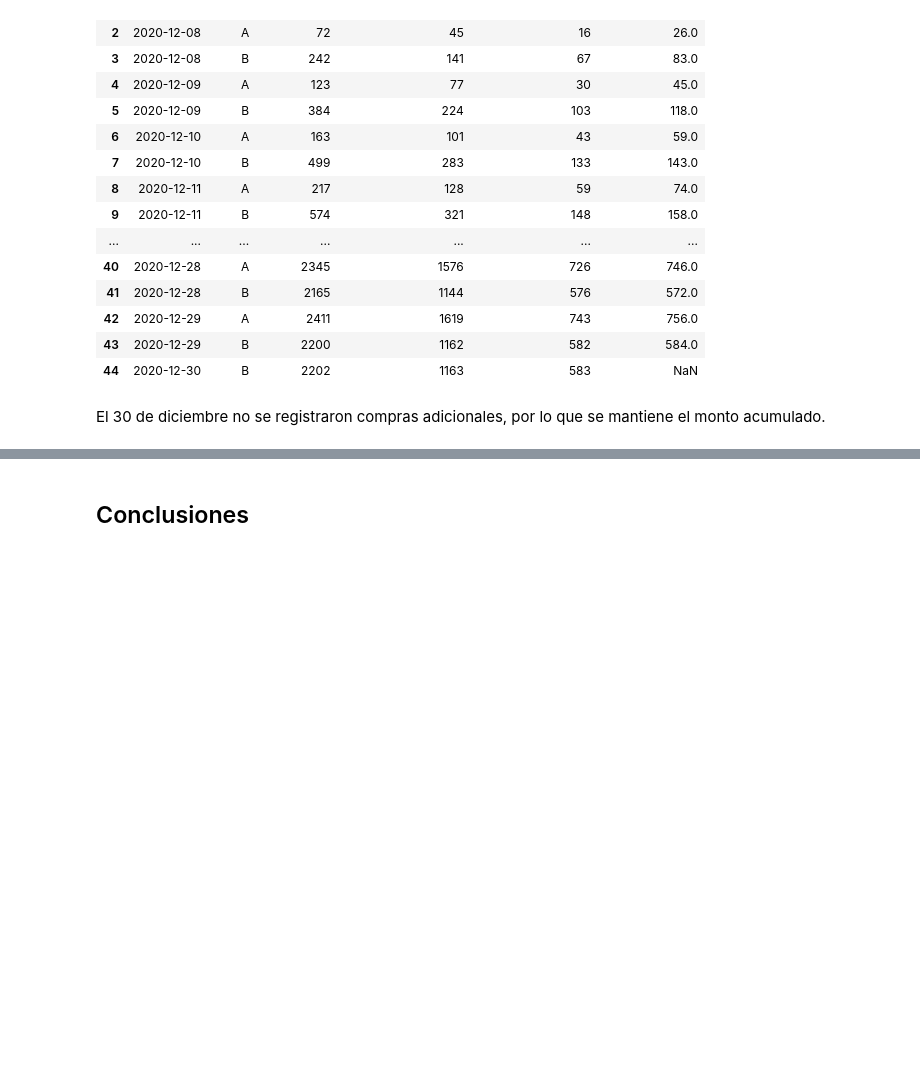
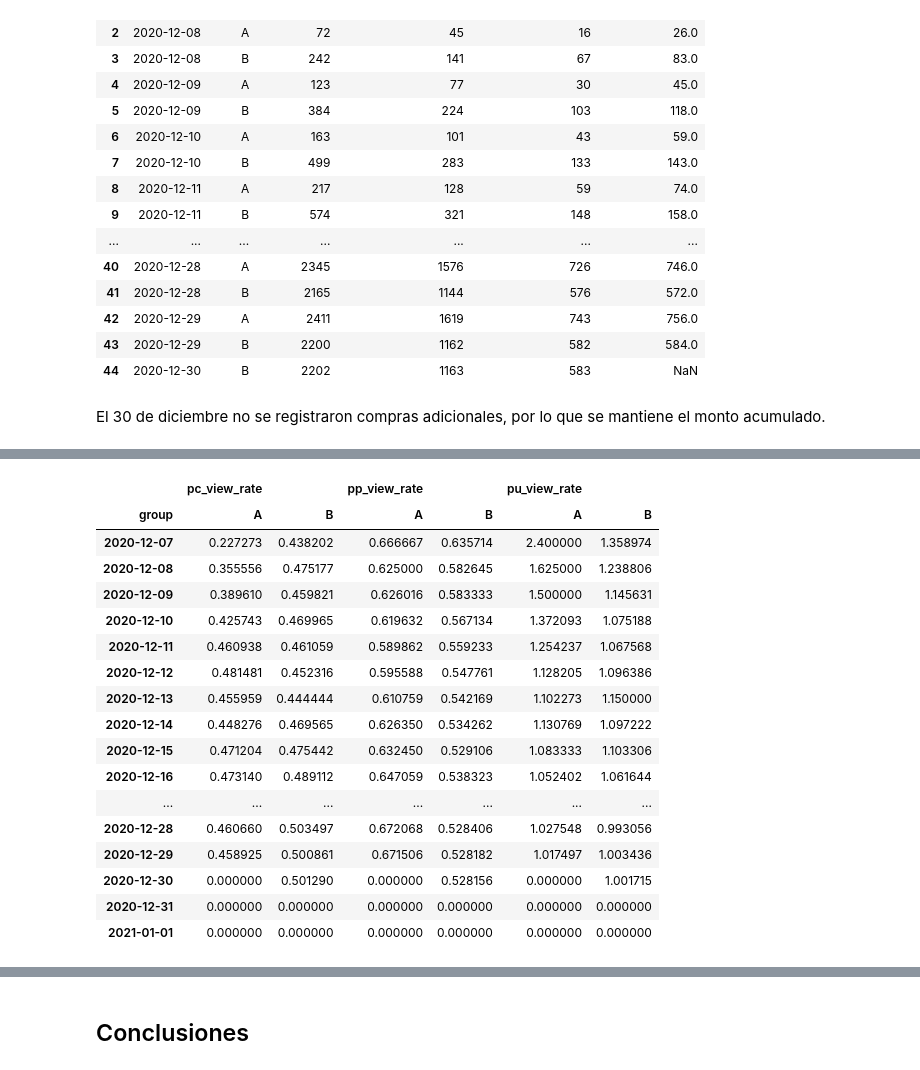
Before and after one commit to ScinDBad/DA_proyecto_final, a Jupyter notebook: test_ab.ipynb, the cells around one changed output, grey strips where cells are left out. Cells and saved outputs as stored; diff of their text form; code cells hidden in the pictures; blank space fills up the shorter version.

```diff
--- a/test_ab.ipynb
+++ b/test_ab.ipynb
@@ -728,0 +746,38 @@ views_connversions
+# %%
+# Convertir el índice a fechas
+pivot_conversions.index = pd.to_datetime(pivot_conversions.index)
+
+# Añadir fechas con conversión 0
+new_dates = pd.to_datetime(['2020-12-25', '2020-12-31', '2021-01-01'])
+new_data = pd.DataFrame(
+    np.nan * np.ones((len(new_dates), len(pivot_conversions.columns))),
+    index=new_dates,
+    columns=pivot_conversions.columns
+)
+
+# Consolidar los datos
+pivot_conversions = pd.concat([pivot_conversions, new_data]).sort_index()
+# %%
+# llenar valores nan
+pivot_conversions.fillna(value=0, inplace=True)
+
+pivot_conversions
+# %% [output]
+|  | pc_view_rate |  | pp_view_rate |  | pu_view_rate |  |
+| group | A | B | A | B | A | B |
+| 2020-12-07 | 0.227273 | 0.438202 | 0.666667 | 0.635714 | 2.400000 | 1.358974 |
+| 2020-12-08 | 0.355556 | 0.475177 | 0.625000 | 0.582645 | 1.625000 | 1.238806 |
+| 2020-12-09 | 0.389610 | 0.459821 | 0.626016 | 0.583333 | 1.500000 | 1.145631 |
+| 2020-12-10 | 0.425743 | 0.469965 | 0.619632 | 0.567134 | 1.372093 | 1.075188 |
+| 2020-12-11 | 0.460938 | 0.461059 | 0.589862 | 0.559233 | 1.254237 | 1.067568 |
+| 2020-12-12 | 0.481481 | 0.452316 | 0.595588 | 0.547761 | 1.128205 | 1.096386 |
+| 2020-12-13 | 0.455959 | 0.444444 | 0.610759 | 0.542169 | 1.102273 | 1.150000 |
+| 2020-12-14 | 0.448276 | 0.469565 | 0.626350 | 0.534262 | 1.130769 | 1.097222 |
+| 2020-12-15 | 0.471204 | 0.475442 | 0.632450 | 0.529106 | 1.083333 | 1.103306 |
+| 2020-12-16 | 0.473140 | 0.489112 | 0.647059 | 0.538323 | 1.052402 | 1.061644 |
+| ... | ... | ... | ... | ... | ... | ... |
+| 2020-12-28 | 0.460660 | 0.503497 | 0.672068 | 0.528406 | 1.027548 | 0.993056 |
+| 2020-12-29 | 0.458925 | 0.500861 | 0.671506 | 0.528182 | 1.017497 | 1.003436 |
+| 2020-12-30 | 0.000000 | 0.501290 | 0.000000 | 0.528156 | 0.000000 | 1.001715 |
+| 2020-12-31 | 0.000000 | 0.000000 | 0.000000 | 0.000000 | 0.000000 | 0.000000 |
+| 2021-01-01 | 0.000000 | 0.000000 | 0.000000 | 0.000000 | 0.000000 | 0.000000 |
```
Also changed, not shown: parts of 9 cells of this notebook.
